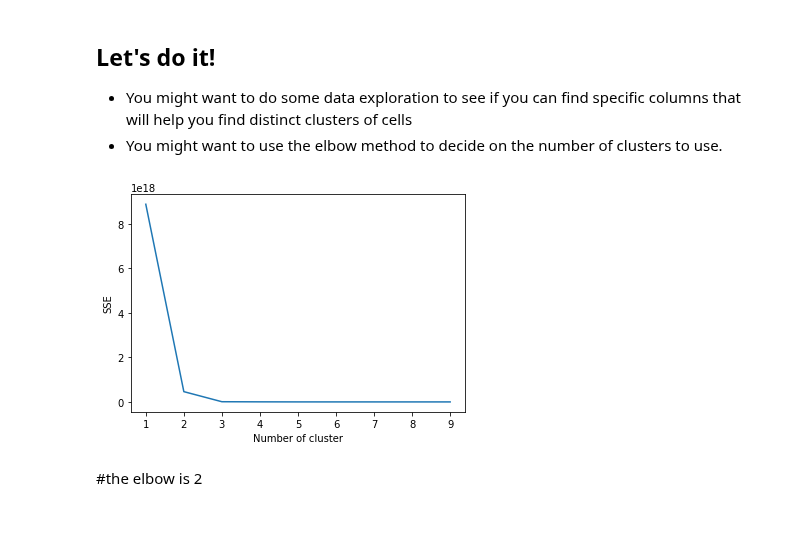
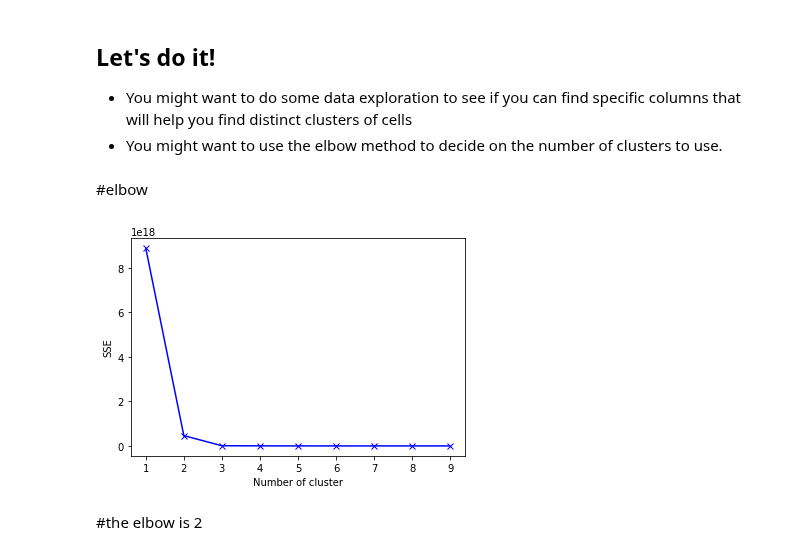
Before and after one commit to lfr4704/DS-Unit-1-Sprint-3-Linear-Algebra, a Jupyter notebook: module4-clustering/LS_DS_134_Assignment.ipynb, the cells around one changed output. Drawn from its saved outputs; the diff is of its cells as text; code cells hidden in the pictures; blank space fills up the shorter version.

```diff
--- a/module4-clustering/LS_DS_134_Assignment.ipynb
+++ b/module4-clustering/LS_DS_134_Assignment.ipynb
@@ -88,21 +90,30 @@ import matplotlib.pyplot as plt
+# %% [markdown]
+#elbow
 # %%
 #applying the elbow method
 #https://stackoverflow.com/questions/19197715/scikit-learn-k-means-elbow-criterion
 
-#sum of squared erros SSE
+#sum of squared erros/distances SSE
+#sse = []
 sse = {}
 for k in range(1,10):
   #print(df)
-  kmeans = KMeans(n_clusters=k, max_iter=1000).fit(df)
-  df['clusters'] = kmeans.labels_
+  kmeans = KMeans(n_clusters=k).fit(df)
+  df['clusters'] = kmeans.labels_ #labels of each point
   #print(df['clusters'])
-  sse[k] = kmeans.inertia_ #Inertia: Sum of distances of samples to their closest cluster center
+  #alternatively
+  #sse.append(km.inertia_)
+  sse[k] = kmeans.inertia_ #Inertia: Sum of square distances of samples to their closest cluster center
+
+#plot the elbow results
 plt.figure()
-plt.plot(list(sse.keys()), list(sse.values()))
+#alternatively
+#plt.plot(k, sse)
+plt.plot(list(sse.keys()), list(sse.values()), 'bx-')
 plt.xlabel('Number of cluster')
 plt.ylabel('SSE')
 plt.show()
 # %% [output]
-[figure, old version]
+[figure, new version]
 # %% [markdown]
 #the elbow is 2
```
Also changed, not shown: parts of 7 cells of this notebook.
